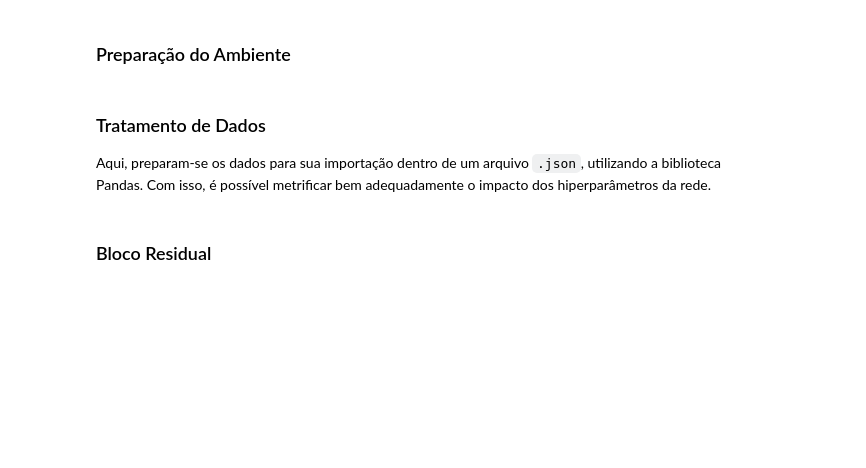
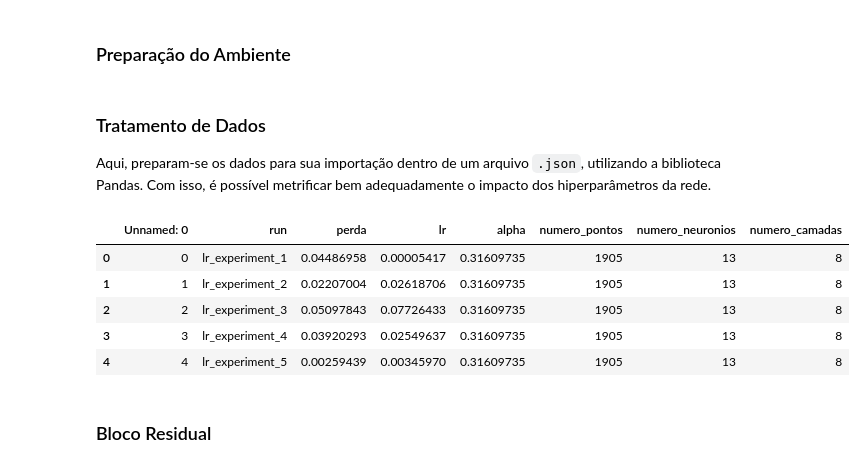
Before and after one commit to lucascarvalho10/atividades_ic, a Jupyter notebook: parte_a_navier_stokes/otimizacao_manual.ipynb, the cells around one changed output. Drawn from its saved outputs; the diff is of its cells as text; code cells hidden in the pictures; blank space fills up the shorter version.

````diff
--- a/parte_a_navier_stokes/otimizacao_manual.ipynb
+++ b/parte_a_navier_stokes/otimizacao_manual.ipynb
@@ -50,11 +54,18 @@ pd.options.display.float_format = '{:.8f}'.format
 
 Aqui, preparam-se os dados para sua importação dentro de um arquivo ```.json```, utilizando a biblioteca Pandas. Com isso, é possível metrificar bem adequadamente o impacto dos hiperparâmetros da rede.
 # %%
-# # Read the JSON file into a DataFrame
-# df = pd.read_csv("dados_otimizacao.csv")
+# Read the JSON file into a DataFrame
+df = pd.read_csv("dados_otimizacao.csv")
 
-# # Display the DataFrame
-# df.head()
+# Display the DataFrame
+df.head()
+# %% [output]
+|  | Unnamed: 0 | run | perda | lr | alpha | numero_pontos | numero_neuronios | numero_camadas |
+| 0 | 0 | lr_experiment_1 | 0.04486958 | 0.00005417 | 0.31609735 | 1905 | 13 | 8 |
+| 1 | 1 | lr_experiment_2 | 0.02207004 | 0.02618706 | 0.31609735 | 1905 | 13 | 8 |
+| 2 | 2 | lr_experiment_3 | 0.05097843 | 0.07726433 | 0.31609735 | 1905 | 13 | 8 |
+| 3 | 3 | lr_experiment_4 | 0.03920293 | 0.02549637 | 0.31609735 | 1905 | 13 | 8 |
+| 4 | 4 | lr_experiment_5 | 0.00259439 | 0.00345970 | 0.31609735 | 1905 | 13 | 8 |
 # %% [markdown]
 ### Bloco Residual
 # %% [markdown]
````
Also changed, not shown: parts of 7 cells of this notebook, 2 other files.
